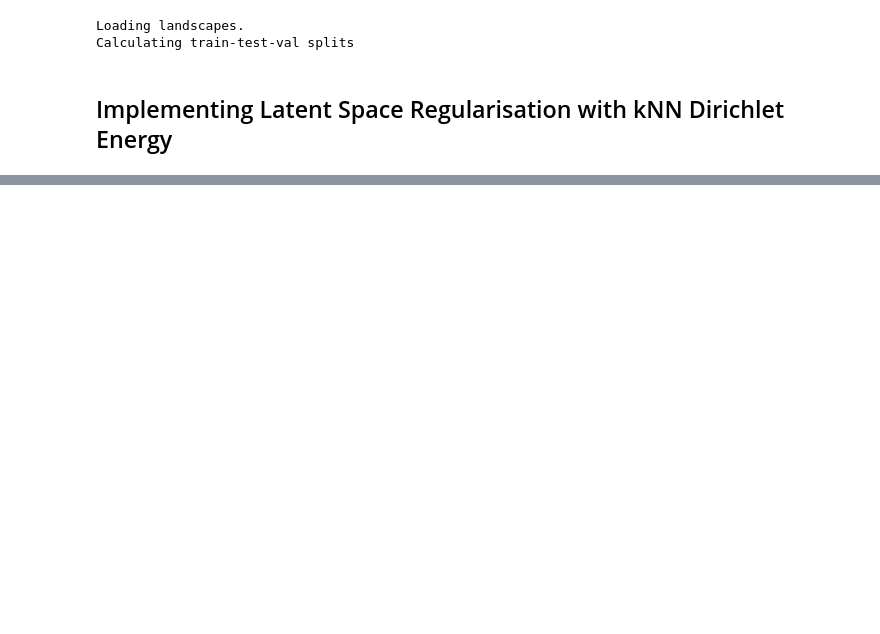
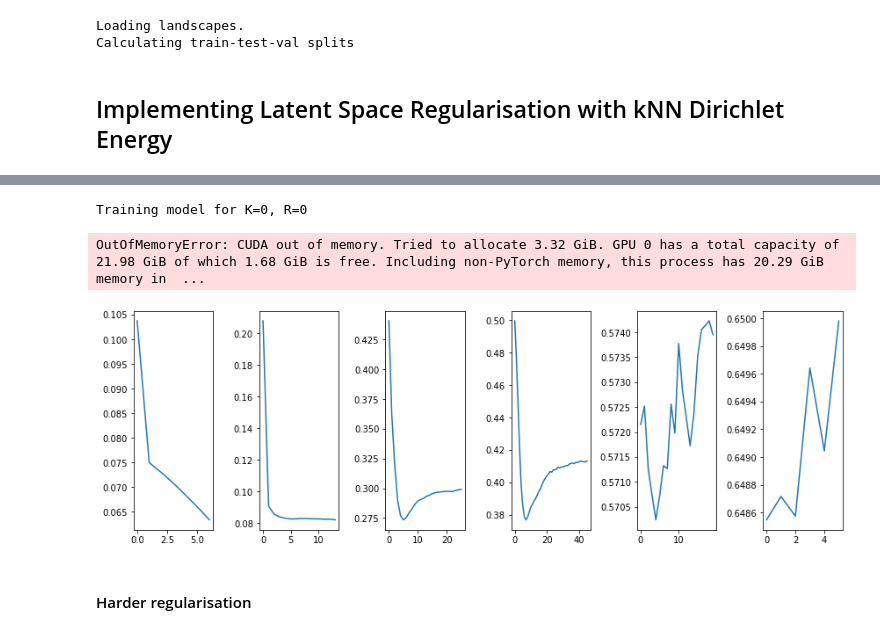
Before and after one commit to RSCJacksonLab/nk-ml, a Jupyter notebook: notebooks/Latent_Space_Regularisation.ipynb, the cells around one changed output, grey strips where cells are left out. Saved outputs shown, nothing was run; the diff lists cells and outputs as text; code cells hidden in the pictures; blank space fills up the shorter version.

```diff
--- a/notebooks/Latent_Space_Regularisation.ipynb
+++ b/notebooks/Latent_Space_Regularisation.ipynb
@@ -81,6 +81,11 @@ with open(HPARAM_PATH, 'rb') as handle:
 
 model_names = ['linear', 'mlp', 'cnn', 'ulstm', 'blstm', 'transformer']
 NK_hparams_k3 = {x:[NK_hparams[x][3] for _ in range(SEQ_LEN)] for x in NK_hparams.keys()}
+# %%
+mlp_models    = [[instantiate_model_from_study('mlp', i) for r in range(N_REPLICATES)] for i in NK_hparams_k3['mlp']]
+# %%
+landscapes_as_tensor = [[torch.from_numpy(i).to(torch.float32) for i in j[0]] for j in splits]
+flattened_landscapes = [[i.reshape(i.shape[0], i.shape[1]*i.shape[2]) for i in j[0]] for j in splits]
 # %% [markdown]
 ## Implementing Latent Space Regularisation with kNN Dirichlet Energy
 # %%
@@ -221,0 +311,50 @@ def train_model_de_reg(model, model_name, optimizer, loss_fn, train_loader, val_
+# %%
+#train loop =
+#trained_models = []
+train_epoch_losses_models = []
+val_epoch_losses_models = []
+latent_reps_models = []
+test_epoch_losses_models = []
+de_epoch_losses_models = []
+epoch_total_losses_models = []
+for k_index in range(SEQ_LEN):
+
+    k_models = []
+    k_train_losses = []
+    k_val_losses = []
+    k_latent_reps = []
+    k_test_losses = []
+    k_de_epoch_losses = []
+    k_epoch_total_losses = []
+    landscapes_ohe, xy_train, xy_val, xy_test, x_tests, y_tests = splits[k_index]
+    for replicate_index in range(1):
+        print('Training model for K={}, R={}'.format(k_index, replicate_index))
+        model_instance = mlp_models[k_index][replicate_index]
+        model_name = 'mlp'
+        loss_fn   = nn.MSELoss()
+        optimizer = optim.Adam(model_instance.parameters(), lr=0.001)
+        train_dataloader = DataLoader(xy_train[replicate_index], batch_size=128, shuffle=True)
+        val_dataloader   = DataLoader(xy_val[replicate_index], batch_size=128)
+        x_test = x_tests[replicate_index]
+        y_test = y_tests[replicate_index]
+
+        _, train_epoch_losses, val_epoch_losses, test_epoch_losses, de_epoch_losses, epoch_latent_reps, epoch_total_losses = train_model_de_reg(model=model_instance, model_name=model_name,optimizer=optimizer,  loss_fn=loss_fn, train_loader=train_dataloader,
+                                                                                                val_loader=val_dataloader,
+                                                                                               n_epochs=100, device='cuda', patience=10,
+                                                                                                min_delta=1e-5, x_data=landscapes_as_tensor[k_index][replicate_index],
+                                                                                               x_test=x_test, y_test=y_test, lambda_reg=0, batch_size=128, batch_frequency=40)
+        k_train_losses.append(train_epoch_losses)
+        k_val_losses.append(val_epoch_losses)
+        k_latent_reps.append(epoch_latent_reps)
+        k_test_losses.append(test_epoch_losses)
+        k_de_epoch_losses.append(de_epoch_losses)
+        k_epoch_total_losses.append(epoch_total_losses)
+    train_epoch_losses_models.append(k_train_losses)
+    val_epoch_losses_models.append(k_val_losses)
+    latent_reps_models.append(k_latent_reps)
+    test_epoch_losses_models.append(k_test_losses)
+    de_epoch_losses_models.append(k_de_epoch_losses)
+    epoch_total_losses_models.append(k_epoch_total_losses)
+# %% [output]
+Training model for K=0, R=0
+OutOfMemoryError: CUDA out of memory. Tried to allocate 3.32 GiB. GPU 0 has a total capacity of 21.98 GiB of which 1.68 GiB is free. Including non-PyTorch memory, this process has 20.29 GiB memory in  ...
@@ -221,0 +367,12 @@ def train_model_de_reg(model, model_name, optimizer, loss_fn, train_loader, val_
+# %%
+fig,ax = plt.subplots(nrows=1, ncols=6,figsize = (12, 4))
+
+for index, axis in enumerate(ax.ravel()):
+    axis.plot(de_epoch_losses_models[index][0])
+    #axis.plot(test_epoch_losses_models[index][0])
+    #axis.plot(test_epoch_losses_models_float[index][0])
+plt.tight_layout()
+# %% [output]
+[figure, added]
+# %% [markdown]
+#### Harder regularisation
```
Also changed, not shown: parts of 12 cells of this notebook, 1 other file.
